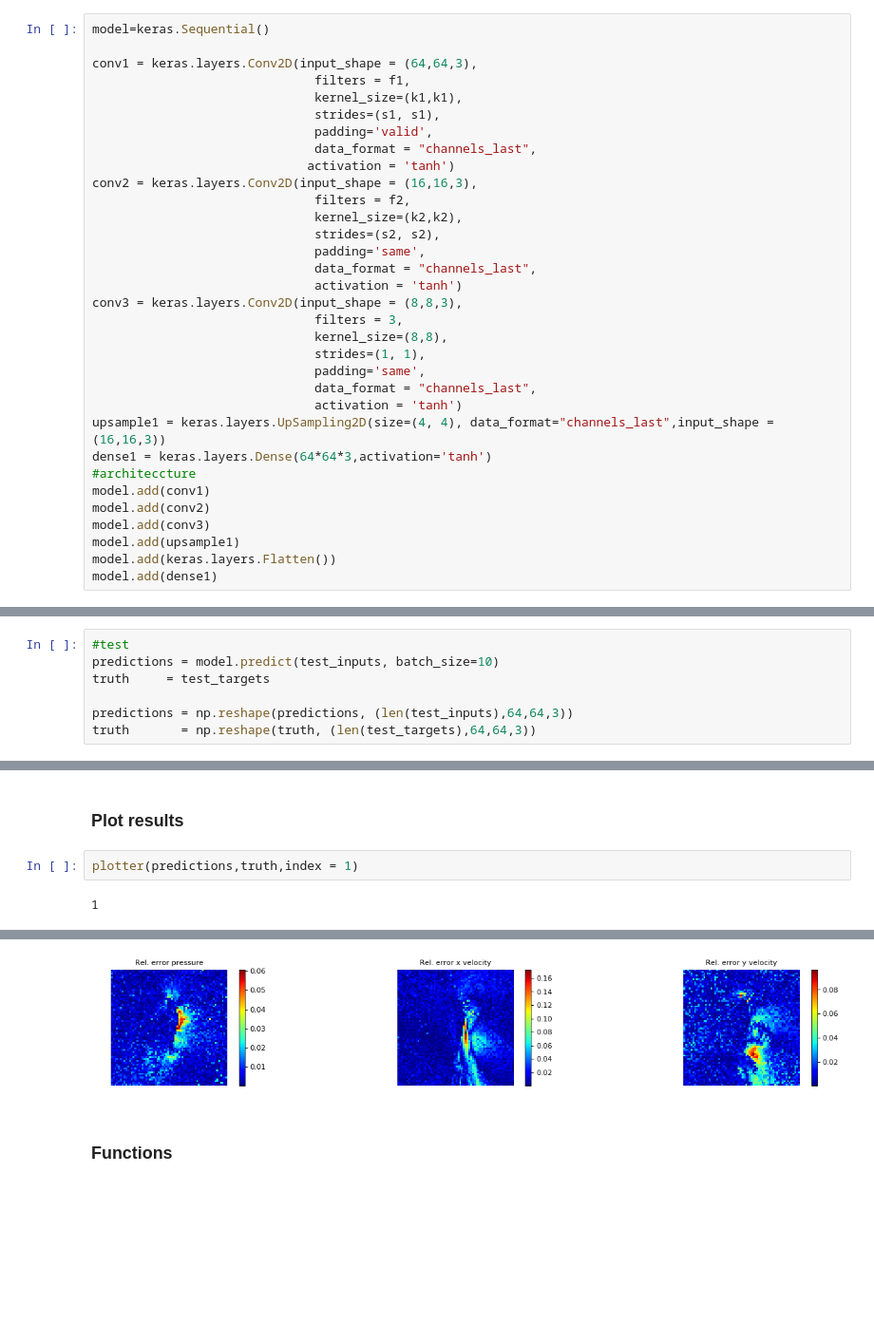
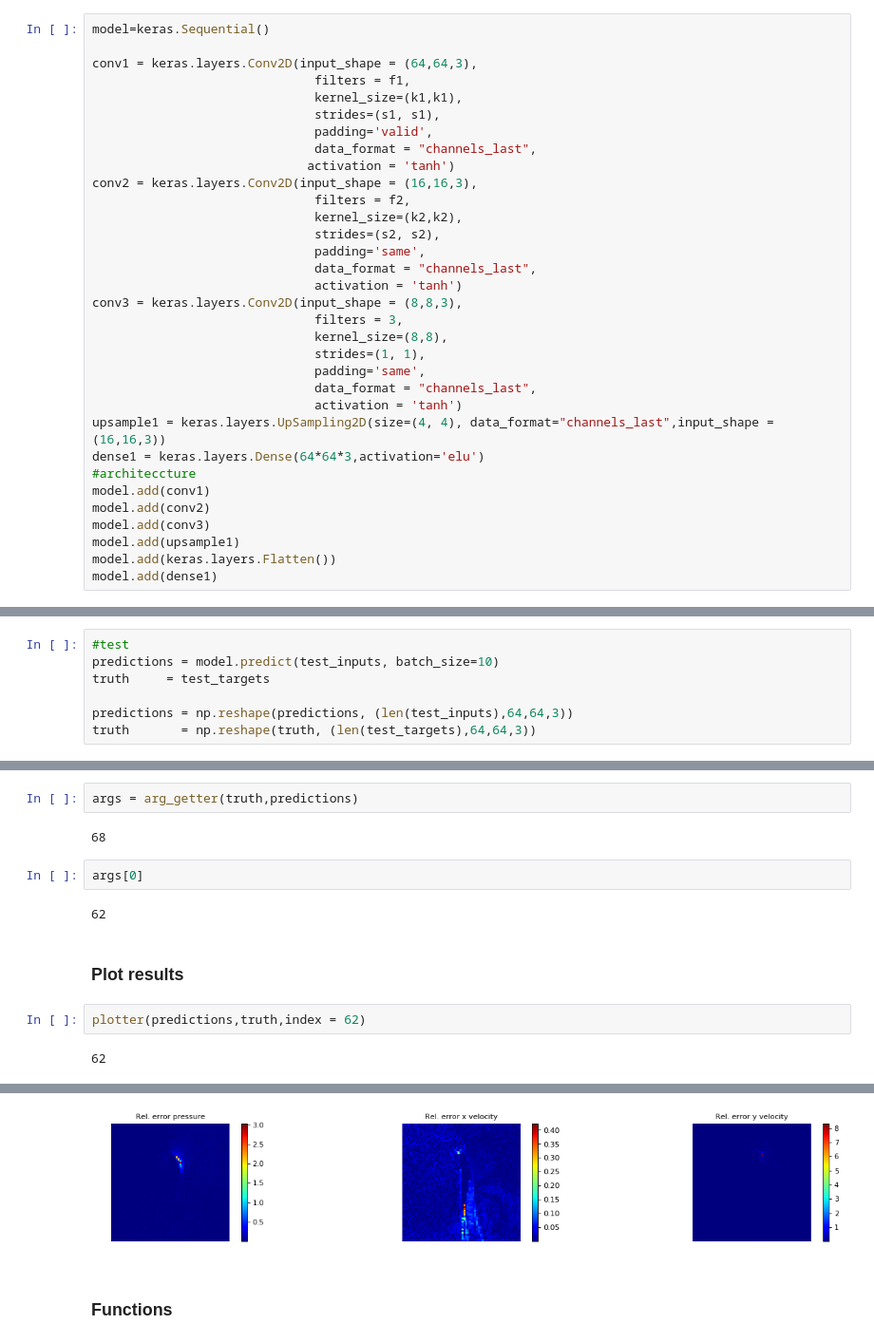
Before and after one commit to BSVogler/ferienakademie2018-accelerating-physics-with-deep-learning, a Jupyter notebook: Tutorial_1.ipynb, the cells around one changed output, grey strips where cells are left out. Shown at 95% size. Drawn from its saved outputs; the diff is of its cells as text; blank space fills up the shorter version.

Commit message:
added prediction orderer

```diff
--- a/Tutorial_1.ipynb
+++ b/Tutorial_1.ipynb
@@ -153,7 +153,7 @@ conv3 = keras.layers.Conv2D(input_shape = (8,8,3),
                               data_format = "channels_last",
                               activation = 'tanh')
 upsample1 = keras.layers.UpSampling2D(size=(4, 4), data_format="channels_last",input_shape = (16,16,3))
-dense1 = keras.layers.Dense(64*64*3,activation='tanh')
+dense1 = keras.layers.Dense(64*64*3,activation='elu')
 #architeccture
 model.add(conv1)
 model.add(conv2)
@@ -262,6 +260,14 @@ test.argmin()
+# %%
+args = arg_getter(truth,predictions)
+# %% [output]
+68
+# %%
+args[0]
+# %% [output]
+62
 # %% [markdown]
 ### Plot results
 # %%
-plotter(predictions,truth,index = 1)
+plotter(predictions,truth,index = 62)
 # %% [output]
-1
+62
@@ -269,4 +275,4 @@ plotter(predictions,truth,index = 1)
-[figure, old version]
+[figure, new version]
 # %% [markdown]
 ### Functions
 # %%
```
Also changed, not shown: parts of 8 cells of this notebook, 1 other file.
